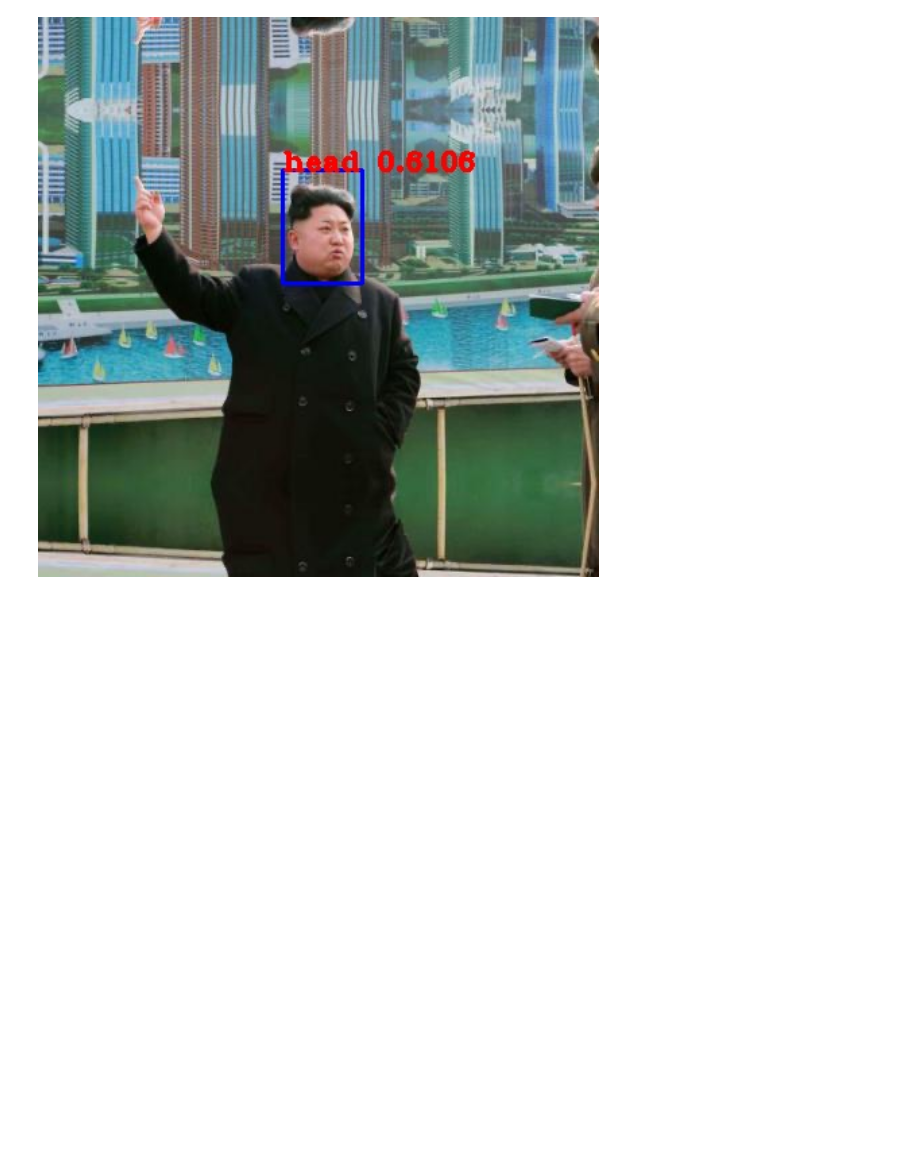
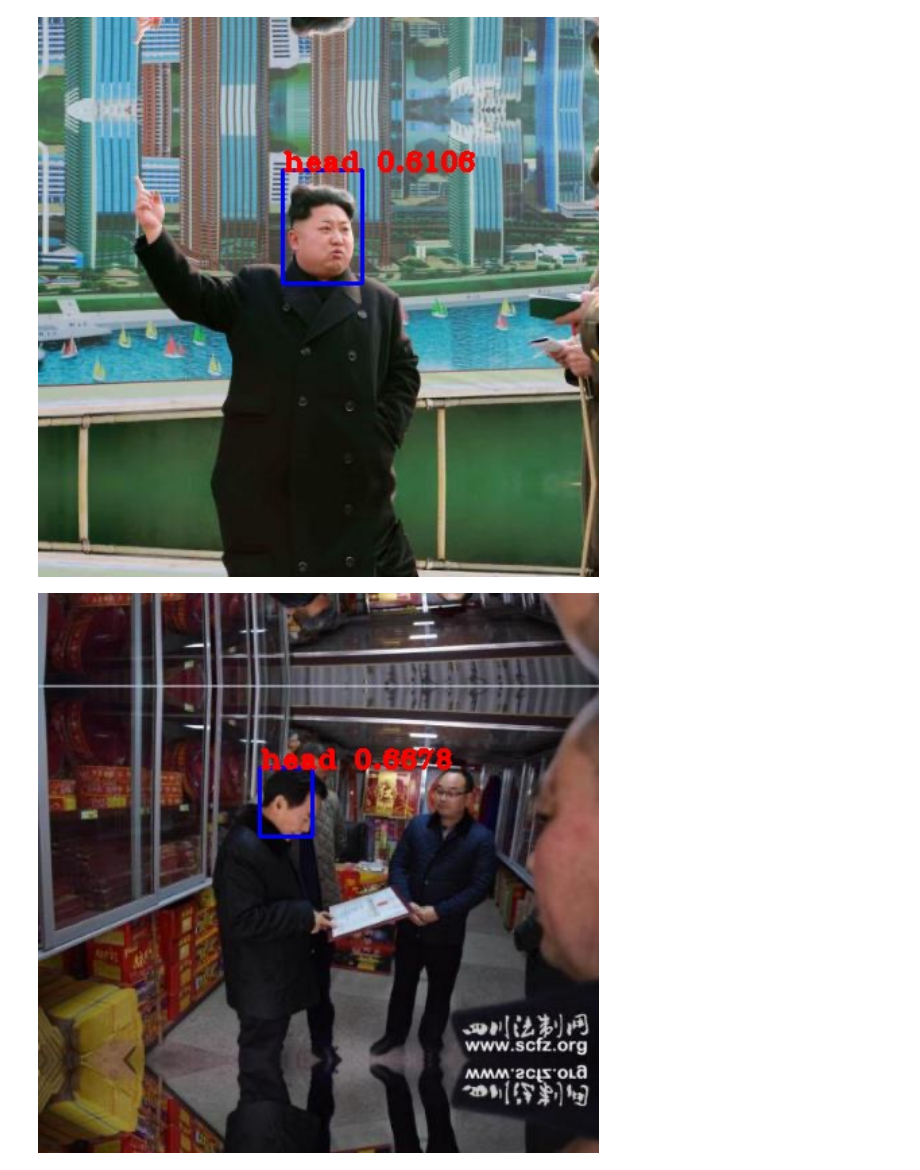
Before and after one commit to sayan0506/HardHead-Detection-for-Safety-Surveilance, a Jupyter notebook: Personal_Safety_Equipment_Detection_System_using_YoloV3.ipynb, the cells around one changed output. Cells and saved outputs as stored; diff of their text form; code cells hidden in the pictures; blank space fills up the shorter version.

```diff
--- a/Personal_Safety_Equipment_Detection_System_using_YoloV3.ipynb
+++ b/Personal_Safety_Equipment_Detection_System_using_YoloV3.ipynb
@@ -1304,7 +1304,7 @@ def detect_img(path):
   weights = '/content/drive/MyDrive/HardHead_Dataset/checkpoints/yolov3_train_6.tf'
 
   # Lower threshold due to insufficient training
-  yolo_iou_threshold = 0.2
+  yolo_iou_threshold = 0.6
   yolo_score_threshold = 0.2
 
   #if FLAGS.tiny:
@@ -1498,3 +1500,8 @@ image_demo = '/content/hard_hat_workers367.png'
 detect_img(image_demo)
 # %% [output]
 [figure]
+# %%
+image_demo = '/content/hard_hat_workers302.png'
+detect_img(image_demo)
+# %% [output]
+[figure, added]
```
Also changed, not shown: parts of 2 cells of this notebook.
